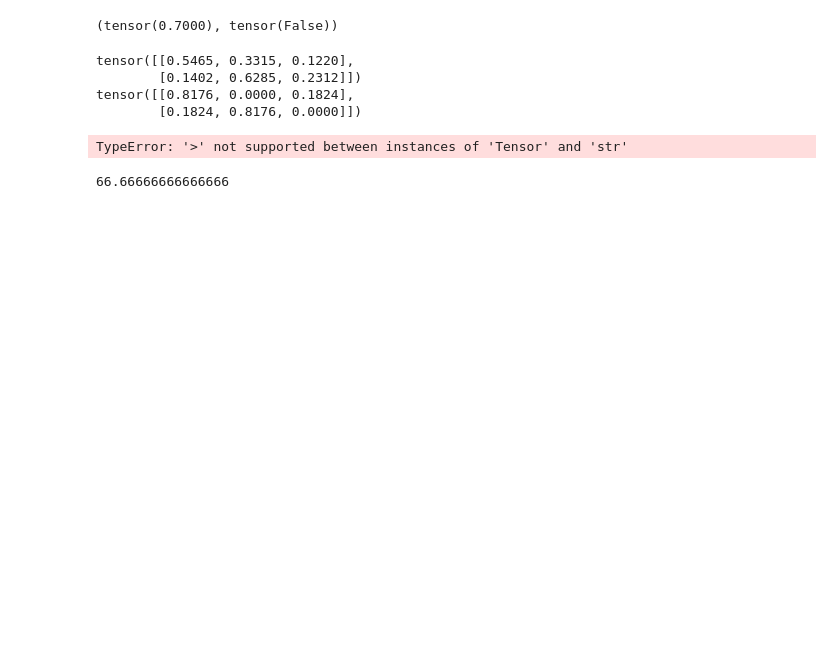
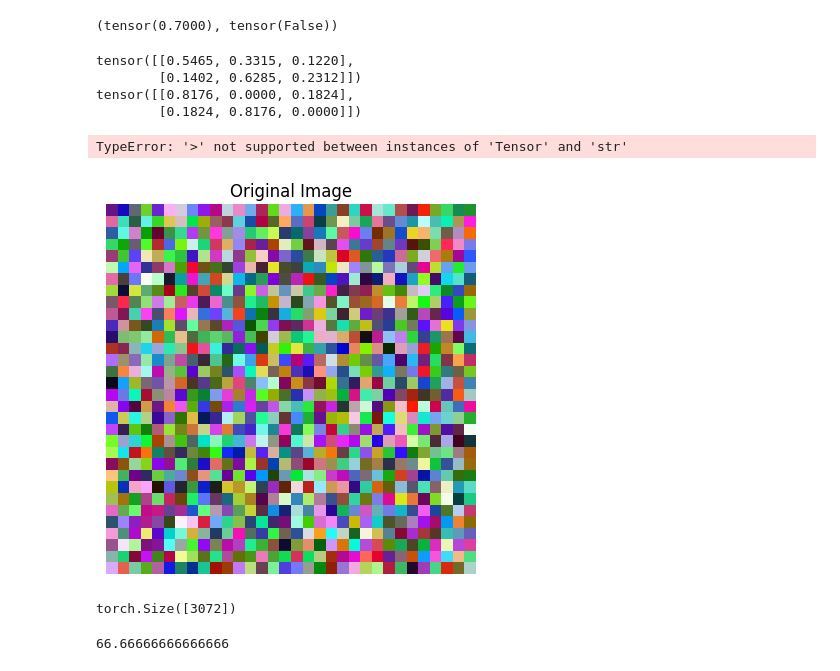
Before and after one commit to and-rewsmith/RecurrentForwardForward, a Jupyter notebook: playground/play.ipynb, the cells around one changed output. Saved outputs shown, nothing was run; the diff lists cells and outputs as text; code cells hidden in the pictures; blank space fills up the shorter version.

Commit message:
cifar patch

```diff
--- a/playground/play.ipynb
+++ b/playground/play.ipynb
@@ -211,6 +211,64 @@ conf_probs, all_above_threshold = is_confident(softmax_output, correct_labels, c
 conf_probs, all_above_threshold
 # %% [output]
 TypeError: '>' not supported between instances of 'Tensor' and 'str'
+# %%
+import torch
+from torchvision.transforms import Compose, ToTensor, Normalize, Lambda
+import matplotlib.pyplot as plt
+import numpy as np
+from PIL import Image
+
+# Define the patch size (width and height of the square patch)
+patch_size = 4  # Example patch size
+
+# Function to split image into patches and flatten them
+def image_to_patches(img, patch_size):
+    # img is a tensor of shape [C, H, W]
+    # Get dimensions
+    C, H, W = img.shape
+
+    # Ensure the image height and width are divisible by the patch size
+    assert H % patch_size == 0 and W % patch_size == 0, "Image dimensions must be divisible by patch size"
+
+    # Calculate number of patches along each dimension
+    num_patches_h = H // patch_size
+    num_patches_w = W // patch_size
+
+    # Rearrange the image into patches and flatten each patch
+    patches = img.unfold(1, patch_size, patch_size).unfold(2, patch_size, patch_size)
+    # Now patches has shape [C, num_patches_h, num_patches_w, patch_size, patch_size]
+    # Permute to bring patches together: [num_patches_h, num_patches_w, C, patch_size, patch_size]
+    patches = patches.permute(1, 2, 0, 3, 4)
+    # Reshape each patch to a flattened vector
+    patches = patches.reshape(-1, C * patch_size * patch_size)
+    return patches.flatten()
+
+# Transform pipeline
+transform = Compose([
+    ToTensor(),
+    Normalize((0.4914, 0.4822, 0.4465), (0.2023, 0.1994, 0.2010)),
+    Lambda(lambda x: image_to_patches(x, patch_size=patch_size))
+])
+
+# Load an example CIFAR-like image (dummy small image for this example)
+# Here we're generating a simple RGB image for demonstration
+example_image = Image.fromarray((np.random.rand(32, 32, 3) * 255).astype(np.uint8))
+
+# Apply transformation
+transformed_image = transform(example_image)
+
+# Display the original image and the transformed tensor shape
+plt.imshow(example_image)
+plt.title("Original Image")
+plt.axis('off')
+plt.show()
+
+# Output some details about the transformed image
+transformed_image_shape = transformed_image.shape
+transformed_image_shape
+# %% [output]
+[figure, added]
+torch.Size([3072])
 # %%
 import torch
 
```
Also changed, not shown: parts of 1 cell of this notebook, 2 other files.
